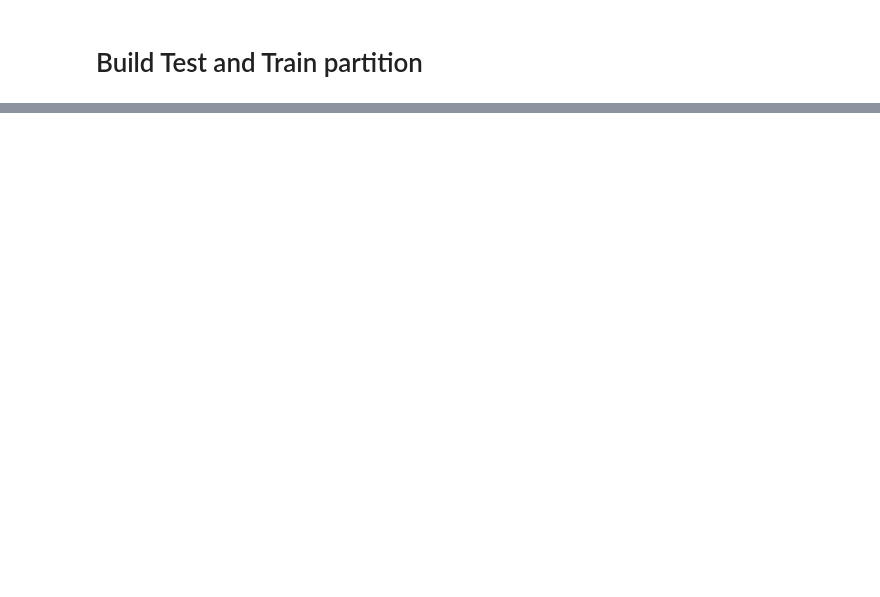
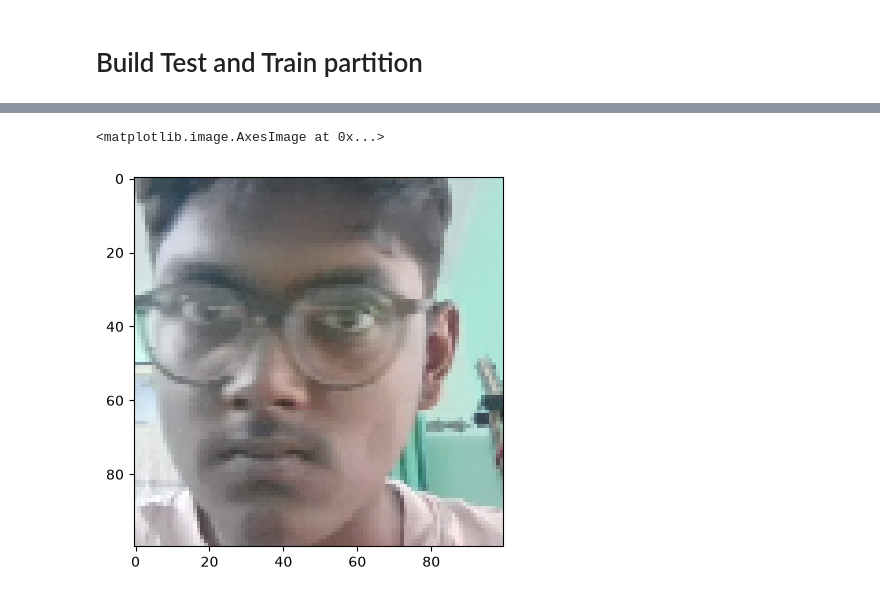
Before and after one commit to rottenambrosia/Facial-Recognition-using-Convolutional-Siamese-Networks, a Jupyter notebook: notebook.ipynb, the cells around one changed output, grey strips where cells are left out. Drawn from its saved outputs; the diff is of its cells as text; code cells hidden in the pictures; blank space fills up the shorter version.

```diff
--- a/notebook.ipynb
+++ b/notebook.ipynb
@@ -258,0 +298,5 @@ tuple
+# %%
+plt.imshow(sample.next()[1])
+# %% [output]
+<matplotlib.image.AxesImage at 0x...>
+[figure, added]
```
Also changed, not shown: parts of 17 cells of this notebook.
